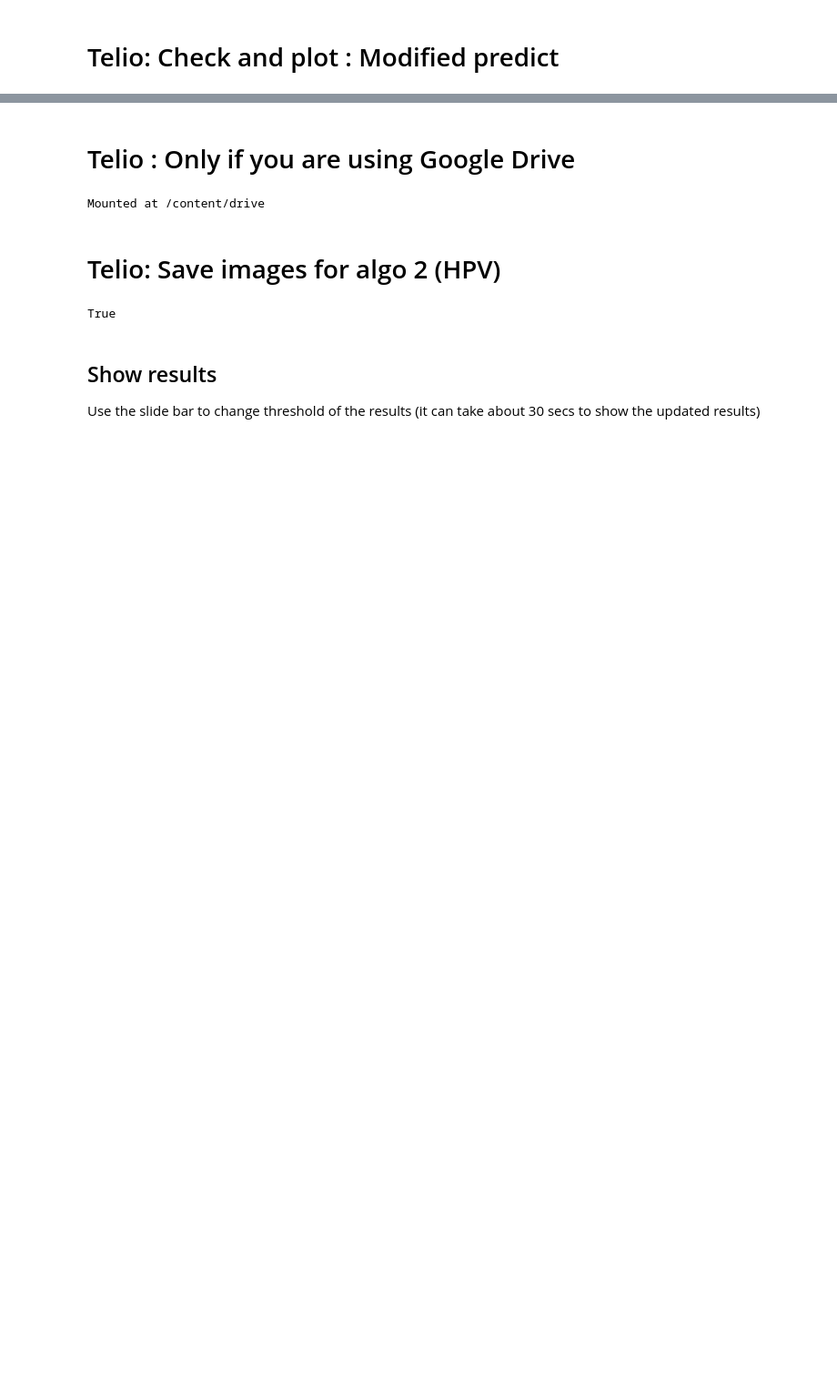
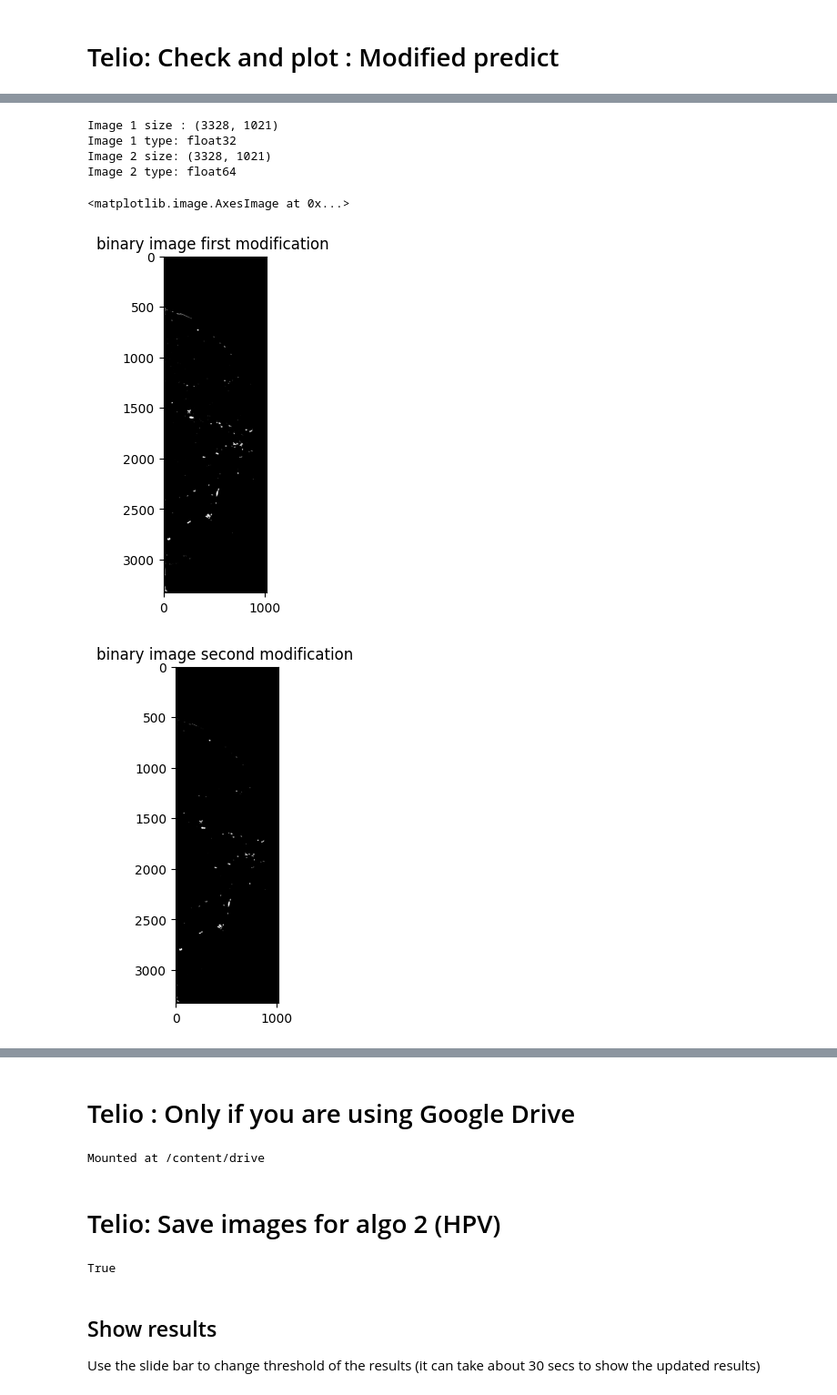
Before and after one commit to DupuisTelio/Breast_Calcification_Internship_2023, a Jupyter notebook: CalcificationDetection(Calc1)/CalcificationDetectionDemo.ipynb, the cells around one changed output, grey strips where cells are left out. Shown at 91% size. Cells and saved outputs as stored; diff of their text form; code cells hidden in the pictures; blank space fills up the shorter version.

```diff
--- a/CalcificationDetection(Calc1)/CalcificationDetectionDemo.ipynb
+++ b/CalcificationDetection(Calc1)/CalcificationDetectionDemo.ipynb
@@ -108,2 +138,20 @@ prediction_modified = 1 - prediction_modified
+# %%
+## Second variation
+
+# Copy
+imbin2 = np.copy(prediction)
+
+# Binarization or Tresholding
+imbin2[imbin2<threshold_value] = 0
+imbin2[imbin2>= threshold_value] = 1
+
+#eventual fill holes
+imbin2 = scipy.ndimage.binary_fill_holes(imbin2) * 1
+
+#Mask
+prediction_modified2 = imbin2 * prediction
+
+#Inversion
+prediction_modified2 = 1 - prediction_modified2
 # %% [markdown]
 # Telio: Check and plot : Modified predict
@@ -122,0 +158,33 @@ Image type: float32
+# %%
+#check
+print("Image 1 size :",prediction_modified.shape)
+print("Image 1 type:",prediction_modified.dtype)
+
+print("Image 2 size:",prediction_modified2.shape)
+print("Image 2 type:",prediction_modified2.dtype)
+
+
+# plot
+plt.figure()
+plt.title('binary image first modification ')
+plt.imshow(imbin,cmap = plt.cm.gray)
+
+plt.figure()
+plt.title('binary image second modification ')
+plt.imshow(imbin2,cmap = plt.cm.gray)
+
+plt.figure()
+plt.title('binary prediction first modification ')
+plt.imshow(prediction_modified,cmap = plt.cm.gray)
+
+plt.figure()
+plt.title('binary prediction second modification ')
+plt.imshow(prediction_modified2,cmap = plt.cm.gray)
+# %% [output]
+Image 1 size : (3328, 1021)
+Image 1 type: float32
+Image 2 size: (3328, 1021)
+Image 2 type: float64
+<matplotlib.image.AxesImage at 0x...>
+[figure, added]
+[figure, added]
```
Also changed, not shown: parts of 14 cells of this notebook.
